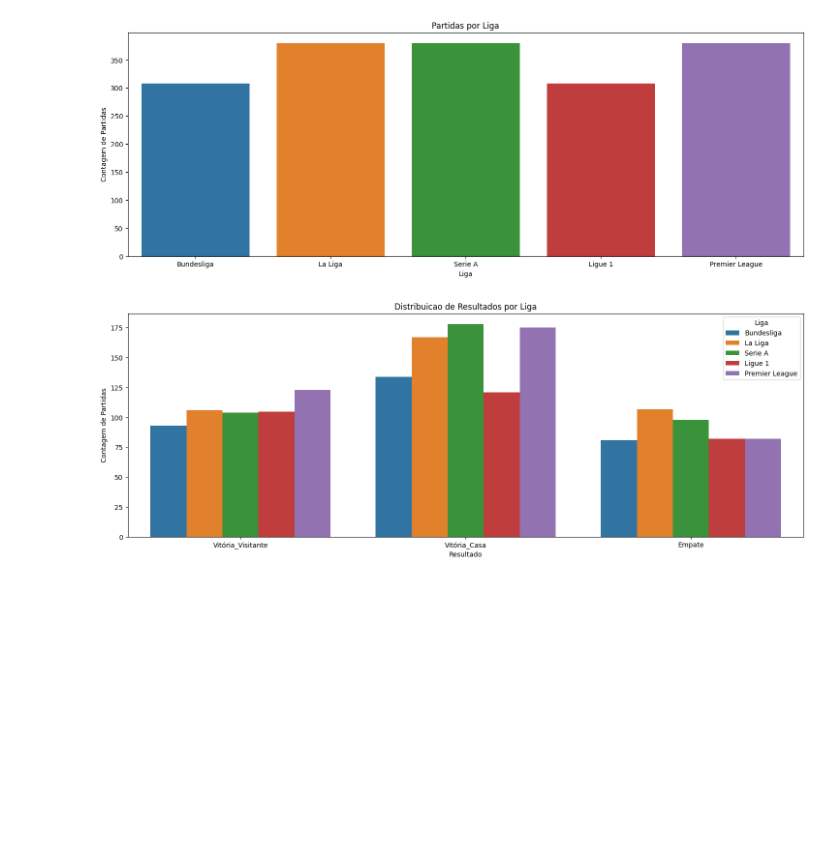
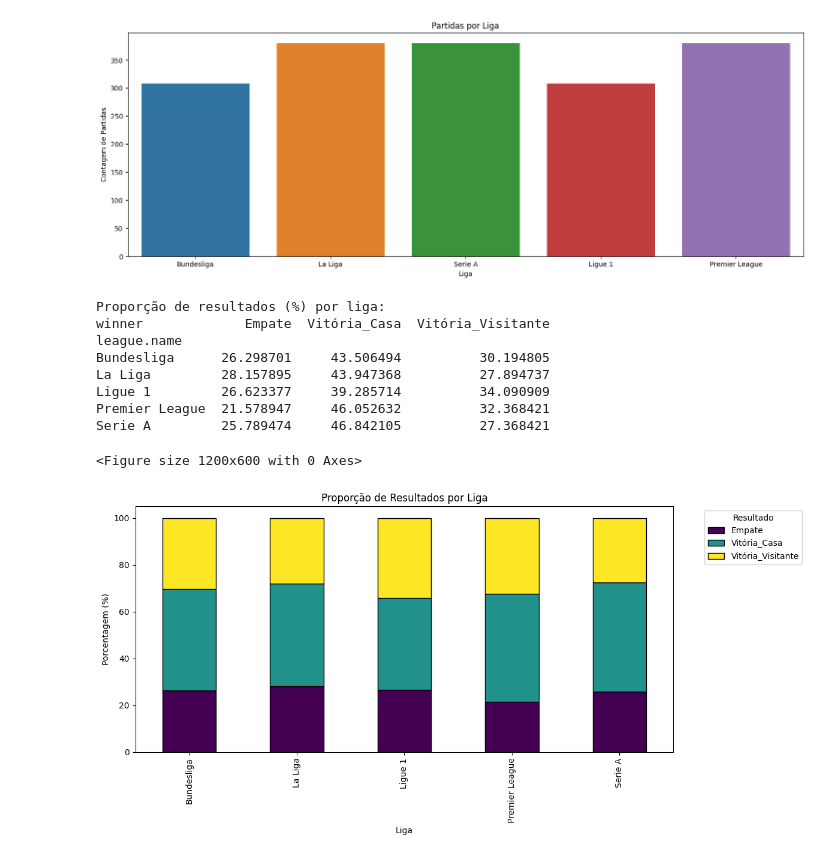
Before and after one commit to Lpins01/GLM-e-GLMM-para-Analise-de-Ligas-de-Futebol, a Jupyter notebook: analise_dados.ipynb, the cells around one changed output. Cells and saved outputs as stored; diff of their text form; code cells hidden in the pictures; blank space fills up the shorter version.

```diff
--- a/analise_dados.ipynb
+++ b/analise_dados.ipynb
@@ -26,14 +55,28 @@ fig.show()
 # %% [output]
 [figure]
 # %%
-fig, ax = plt.subplots(figsize=(18,6))
+# 3. Análise de Resultados (Proporção de Vitórias)
 
-sns.countplot(data=df, ax=ax, x='winner', hue='league.name')
-ax.set_title('Distribuicao de Resultados por Liga')
-ax.set_xlabel('Resultado')
-ax.set_ylabel('Contagem de Partidas')
-ax.legend(title='Liga')
+cross_tab = pd.crosstab(df['league.name'], df['winner'], normalize='index') * 100
 
-fig.show()
+print("\nProporção de resultados (%) por liga:")
+print(cross_tab)
+
+plt.figure(figsize=(12,6))
+cross_tab.plot(kind='bar', stacked=True, figsize=(12,6), colormap='viridis', edgecolor='black')
+plt.title("Proporção de Resultados por Liga")
+plt.xlabel("Liga")
+plt.ylabel("Porcentagem (%)")
+plt.legend(title="Resultado", bbox_to_anchor=(1.05, 1), loc="upper left")
+plt.tight_layout()
 # %% [output]
+Proporção de resultados (%) por liga:
+winner             Empate  Vitória_Casa  Vitória_Visitante
+league.name
+Bundesliga      26.298701     43.506494          30.194805
+La Liga         28.157895     43.947368          27.894737
+Ligue 1         26.623377     39.285714          34.090909
+Premier League  21.578947     46.052632          32.368421
+Serie A         25.789474     46.842105          27.368421
+<Figure size 1200x600 with 0 Axes>
-[figure, old version]
+[figure, new version]
```
Also changed, not shown: parts of 9 cells of this notebook, 1 other file.
